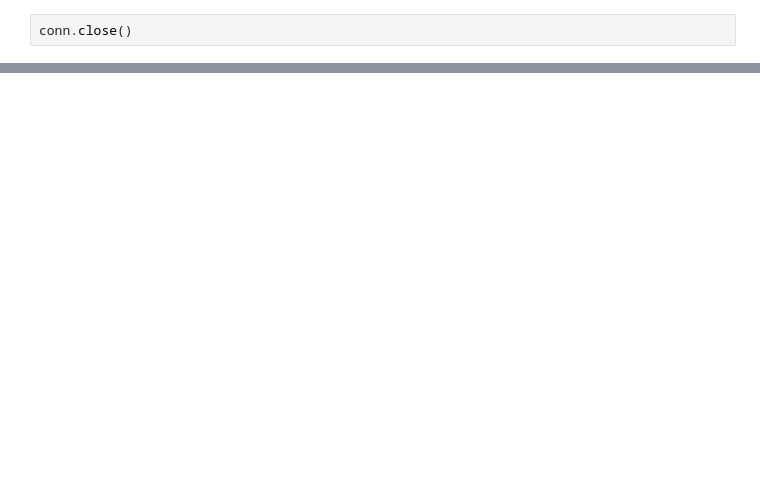
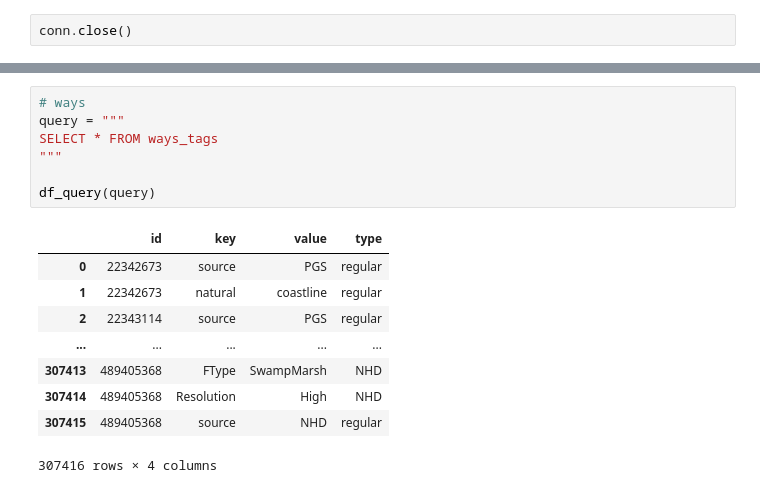
Before and after one commit to hichana/udacity, a Jupyter notebook: P3/PROJECT/p3_openstreetmaps_project.ipynb, the cells around one changed output, grey strips where cells are left out. Cells and saved outputs as stored; diff of their text form; blank space fills up the shorter version.

```diff
--- a/P3/PROJECT/p3_openstreetmaps_project.ipynb
+++ b/P3/PROJECT/p3_openstreetmaps_project.ipynb
@@ -276,0 +416,17 @@ conn.close()
+# %%
+# ways
+query = """
+SELECT * FROM ways_tags
+"""
+
+df_query(query)
+# %% [output]
+|  | id | key | value | type |
+| 0 | 22342673 | source | PGS | regular |
+| 1 | 22342673 | natural | coastline | regular |
+| 2 | 22343114 | source | PGS | regular |
+| ... | ... | ... | ... | ... |
+| 307413 | 489405368 | FType | SwampMarsh | NHD |
+| 307414 | 489405368 | Resolution | High | NHD |
+| 307415 | 489405368 | source | NHD | regular |
+307416 rows × 4 columns
```
Also changed, not shown: parts of 22 cells of this notebook, 1 other file.
